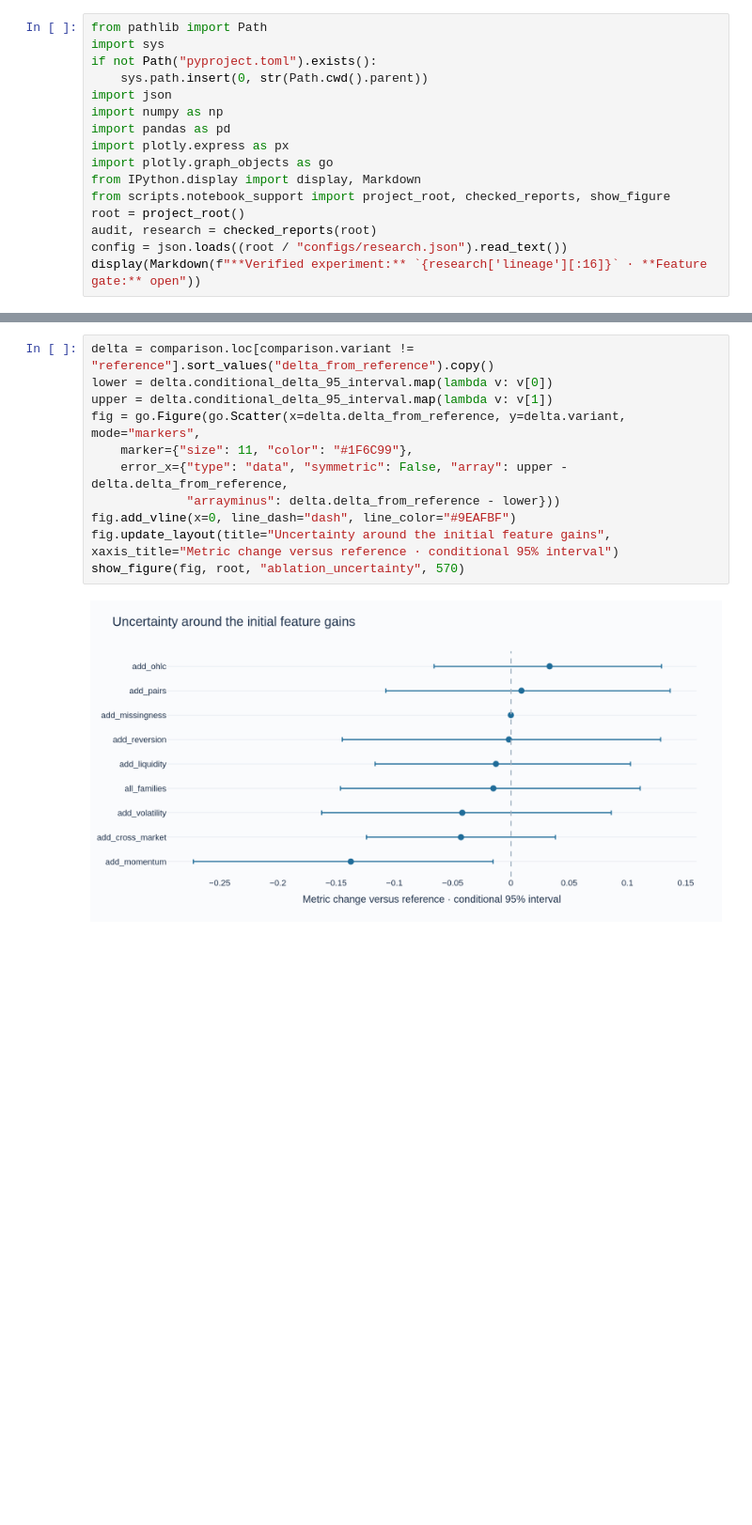
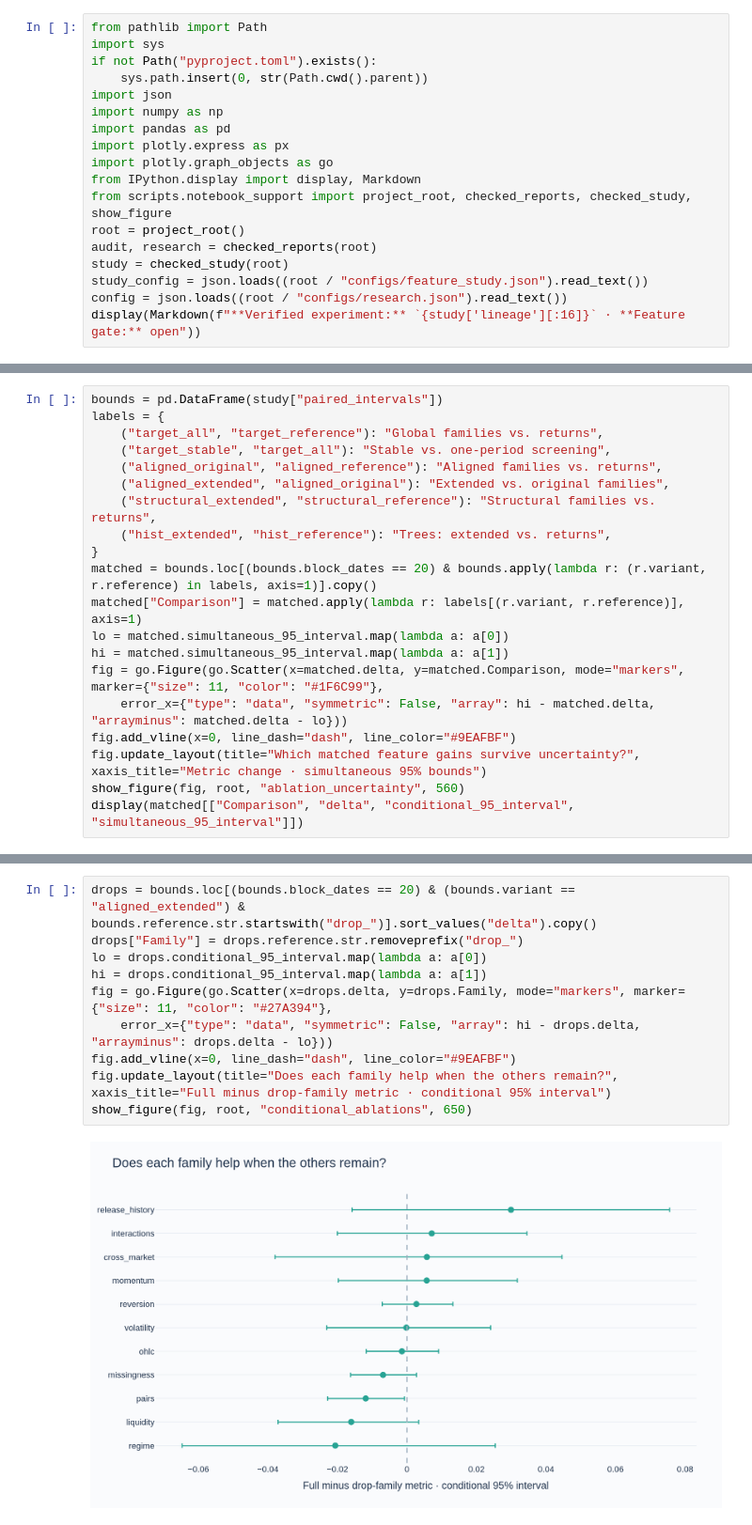
Before and after one commit to alvaromendizabal/commodity-prediction, a Jupyter notebook: notebooks/02_feature_research.ipynb, the cells around one changed output, grey strips where cells are left out. Shown at 94% size. Saved outputs shown, nothing was run; the diff lists cells and outputs as text; blank space fills up the shorter version.

```diff
--- a/notebooks/02_feature_research.ipynb
+++ b/notebooks/02_feature_research.ipynb
@@ -15,9 +15,11 @@ import pandas as pd
 import plotly.express as px
 import plotly.graph_objects as go
 from IPython.display import display, Markdown
-from scripts.notebook_support import project_root, checked_reports, show_figure
+from scripts.notebook_support import project_root, checked_reports, checked_study, show_figure
 root = project_root()
 audit, research = checked_reports(root)
+study = checked_study(root)
+study_config = json.loads((root / "configs/feature_study.json").read_text())
 config = json.loads((root / "configs/research.json").read_text())
-display(Markdown(f"**Verified experiment:** `{research['lineage'][:16]}` · **Feature gate:** open"))
+display(Markdown(f"**Verified experiment:** `{study['lineage'][:16]}` · **Feature gate:** open"))
 # %% [output]
@@ -100,0 +111,20 @@ show_figure(fig, root, "fold_stability", 590)
+# %%
+bounds = pd.DataFrame(study["paired_intervals"])
+labels = {
+    ("target_all", "target_reference"): "Global families vs. returns",
+    ("target_stable", "target_all"): "Stable vs. one-period screening",
+    ("aligned_original", "aligned_reference"): "Aligned families vs. returns",
+    ("aligned_extended", "aligned_original"): "Extended vs. original families",
+    ("structural_extended", "structural_reference"): "Structural families vs. returns",
+    ("hist_extended", "hist_reference"): "Trees: extended vs. returns",
+}
+matched = bounds.loc[(bounds.block_dates == 20) & bounds.apply(lambda r: (r.variant, r.reference) in labels, axis=1)].copy()
+matched["Comparison"] = matched.apply(lambda r: labels[(r.variant, r.reference)], axis=1)
+lo = matched.simultaneous_95_interval.map(lambda a: a[0])
+hi = matched.simultaneous_95_interval.map(lambda a: a[1])
+fig = go.Figure(go.Scatter(x=matched.delta, y=matched.Comparison, mode="markers", marker={"size": 11, "color": "#1F6C99"},
+    error_x={"type": "data", "symmetric": False, "array": hi - matched.delta, "arrayminus": matched.delta - lo}))
+fig.add_vline(x=0, line_dash="dash", line_color="#9EAFBF")
+fig.update_layout(title="Which matched feature gains survive uncertainty?", xaxis_title="Metric change · simultaneous 95% bounds")
+show_figure(fig, root, "ablation_uncertainty", 560)
+display(matched[["Comparison", "delta", "conditional_95_interval", "simultaneous_95_interval"]])
@@ -101,13 +144,12 @@ show_figure(fig, root, "fold_stability", 590)
 # %%
-delta = comparison.loc[comparison.variant != "reference"].sort_values("delta_from_reference").copy()
-lower = delta.conditional_delta_95_interval.map(lambda v: v[0])
-upper = delta.conditional_delta_95_interval.map(lambda v: v[1])
-fig = go.Figure(go.Scatter(x=delta.delta_from_reference, y=delta.variant, mode="markers",
-    marker={"size": 11, "color": "#1F6C99"},
-    error_x={"type": "data", "symmetric": False, "array": upper - delta.delta_from_reference,
-             "arrayminus": delta.delta_from_reference - lower}))
+drops = bounds.loc[(bounds.block_dates == 20) & (bounds.variant == "aligned_extended") & bounds.reference.str.startswith("drop_")].sort_values("delta").copy()
+drops["Family"] = drops.reference.str.removeprefix("drop_")
+lo = drops.conditional_95_interval.map(lambda a: a[0])
+hi = drops.conditional_95_interval.map(lambda a: a[1])
+fig = go.Figure(go.Scatter(x=drops.delta, y=drops.Family, mode="markers", marker={"size": 11, "color": "#27A394"},
+    error_x={"type": "data", "symmetric": False, "array": hi - drops.delta, "arrayminus": drops.delta - lo}))
 fig.add_vline(x=0, line_dash="dash", line_color="#9EAFBF")
-fig.update_layout(title="Uncertainty around the initial feature gains", xaxis_title="Metric change versus reference · conditional 95% interval")
-show_figure(fig, root, "ablation_uncertainty", 570)
+fig.update_layout(title="Does each family help when the others remain?", xaxis_title="Full minus drop-family metric · conditional 95% interval")
+show_figure(fig, root, "conditional_ablations", 650)
 # %% [output]
-[figure, old version]
+[figure, new version]
```
Also changed, not shown: parts of 29 cells of this notebook, 14 other files.
